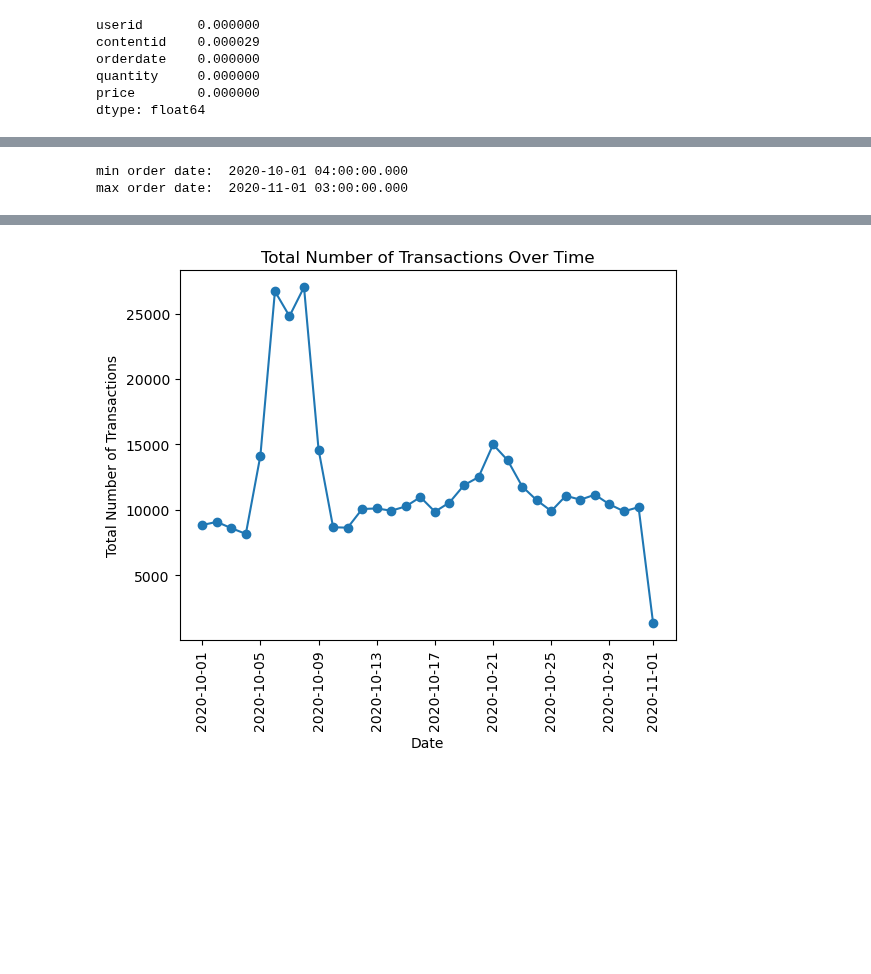
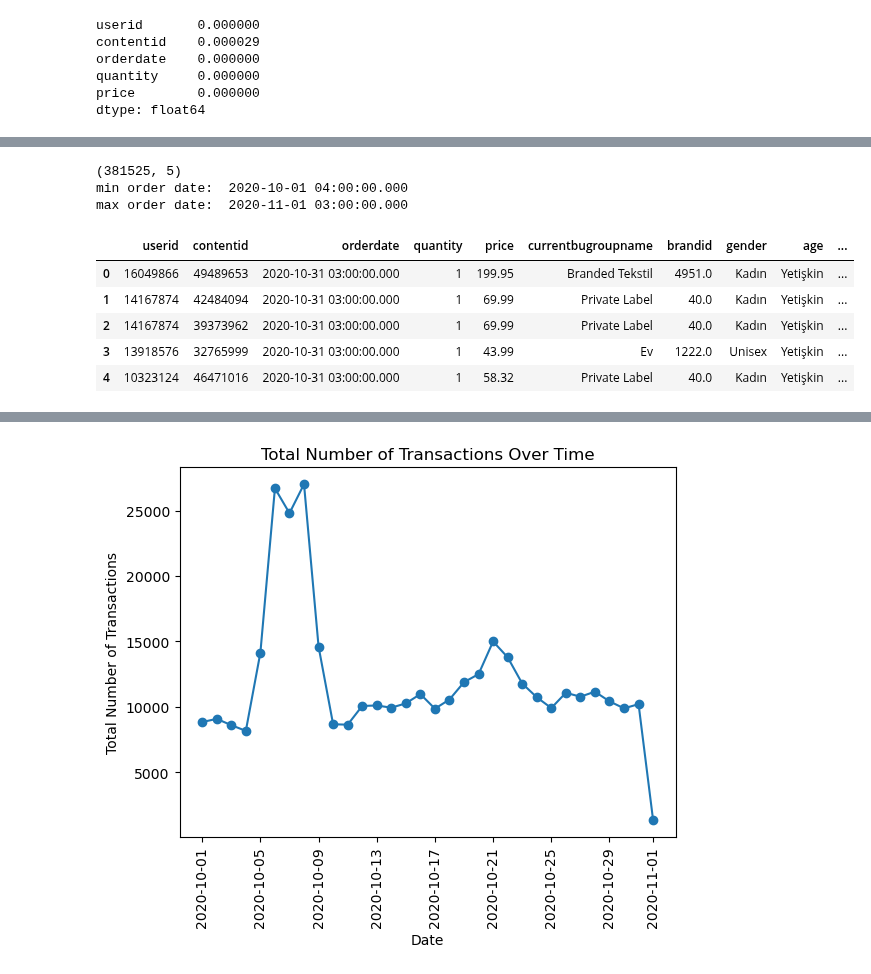
Before and after one commit to stopdemir/ecommerce-data-analysis, a Jupyter notebook: trendyol_stopdemir.ipynb, the cells around one changed output, grey strips where cells are left out. Drawn from its saved outputs; the diff is of its cells as text; code cells hidden in the pictures; blank space fills up the shorter version.

```diff
--- a/trendyol_stopdemir.ipynb
+++ b/trendyol_stopdemir.ipynb
@@ -503,9 +503,20 @@ df_trx.head(5)
 # %%
-df_trx.shape
+print(df_trx.shape)
 min_date = df_trx.orderdate.min()
 max_date = df_trx.orderdate.max()
 print("min order date: ", min_date)
 print("max order date: ", max_date)
 # %% [output]
+(381525, 5)
 min order date:  2020-10-01 04:00:00.000
 max order date:  2020-11-01 03:00:00.000
+# %%
+df_trx_product = df_trx.merge(df_product, on='contentid', how='left')
+df_trx_product.head(5)
+# %% [output]
+|  | userid | contentid | orderdate | quantity | price | currentbugroupname | brandid | gender | age | ... |
+| 0 | 16049866 | 49489653 | 2020-10-31 03:00:00.000 | 1 | 199.95 | Branded Tekstil | 4951.0 | Kadın | Yetişkin | ... |
+| 1 | 14167874 | 42484094 | 2020-10-31 03:00:00.000 | 1 | 69.99 | Private Label | 40.0 | Kadın | Yetişkin | ... |
+| 2 | 14167874 | 39373962 | 2020-10-31 03:00:00.000 | 1 | 69.99 | Private Label | 40.0 | Kadın | Yetişkin | ... |
+| 3 | 13918576 | 32765999 | 2020-10-31 03:00:00.000 | 1 | 43.99 | Ev | 1222.0 | Unisex | Yetişkin | ... |
+| 4 | 10323124 | 46471016 | 2020-10-31 03:00:00.000 | 1 | 58.32 | Private Label | 40.0 | Kadın | Yetişkin | ... |
```
Also changed, not shown: parts of 5 cells of this notebook.
